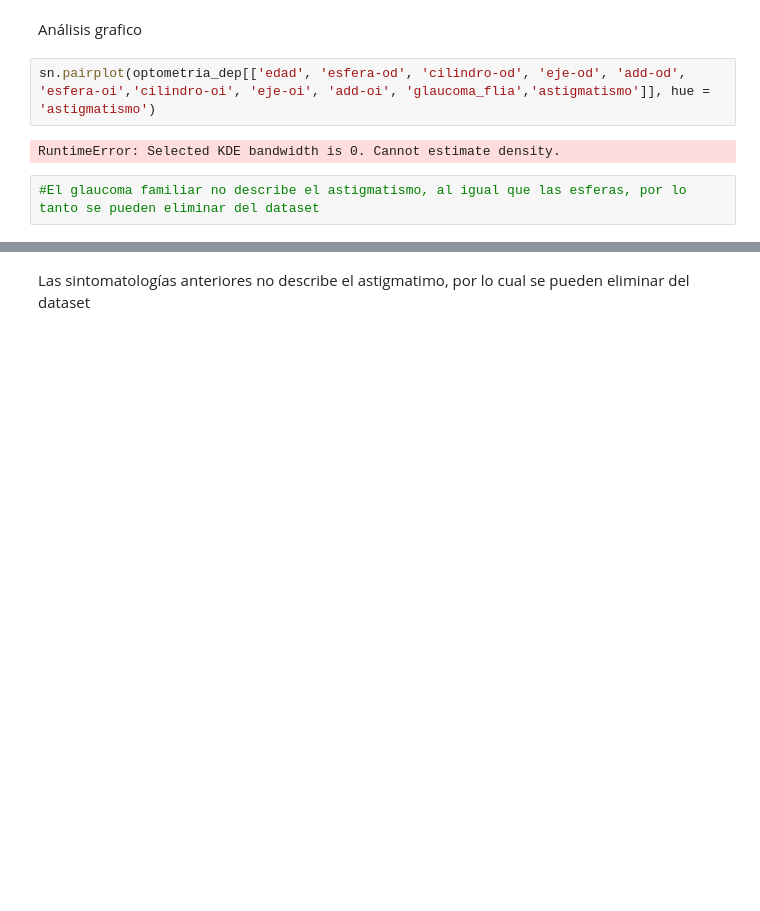
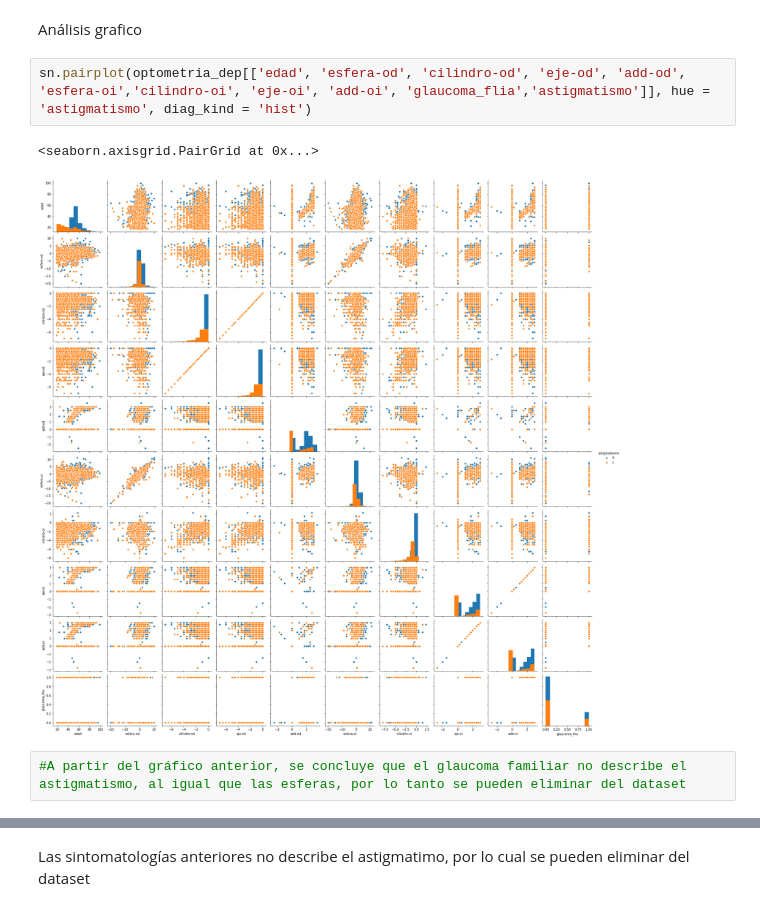
Before and after one commit to ollumope/CRP_TrabajoFinalOptometriaMed, a Jupyter notebook: Optometria.ipynb, the cells around one changed output, grey strips where cells are left out. Drawn from its saved outputs; the diff is of its cells as text; blank space fills up the shorter version.

Commit message:
graph

```diff
--- a/Optometria.ipynb
+++ b/Optometria.ipynb
@@ -571,11 +572,12 @@ Se procede a realizar un análisis gráfico de cada uno das dimensiones para com
 # %% [markdown]
 Análisis grafico
 # %%
-sn.pairplot(optometria_dep[['edad', 'esfera-od', 'cilindro-od', 'eje-od', 'add-od', 'esfera-oi','cilindro-oi', 'eje-oi', 'add-oi', 'glaucoma_flia','astigmatismo']], hue = 'astigmatismo')
+sn.pairplot(optometria_dep[['edad', 'esfera-od', 'cilindro-od', 'eje-od', 'add-od', 'esfera-oi','cilindro-oi', 'eje-oi', 'add-oi', 'glaucoma_flia','astigmatismo']], hue = 'astigmatismo', diag_kind = 'hist')
 # %% [output]
-RuntimeError: Selected KDE bandwidth is 0. Cannot estimate density.
+<seaborn.axisgrid.PairGrid at 0x...>
+[figure, added]
 # %%
-#El glaucoma familiar no describe el astigmatismo, al igual que las esferas, por lo tanto se pueden eliminar del dataset
+#A partir del gráfico anterior, se concluye que el glaucoma familiar no describe el astigmatismo, al igual que las esferas, por lo tanto se pueden eliminar del dataset
 # %%
 sn.pairplot(optometria_dep[['picazón_irritación_ardor', 'ojos_cansados_doloridos', 'ojos_llorosos',
        'ojos_secos', 'visión_borrosa', 'visión_doble', 'mayor_sensibilidad_a_la_luz', 'dificultad_para_ver',
```
Also changed, not shown: parts of 33 cells of this notebook.
